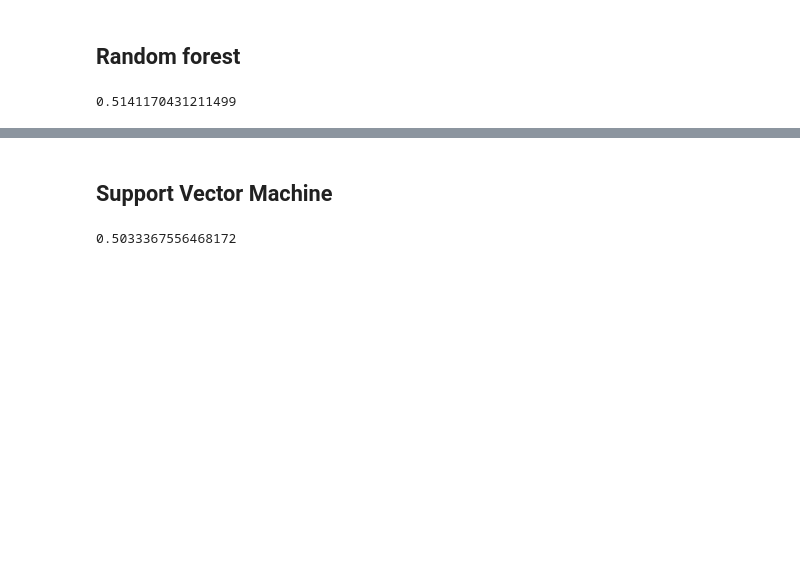
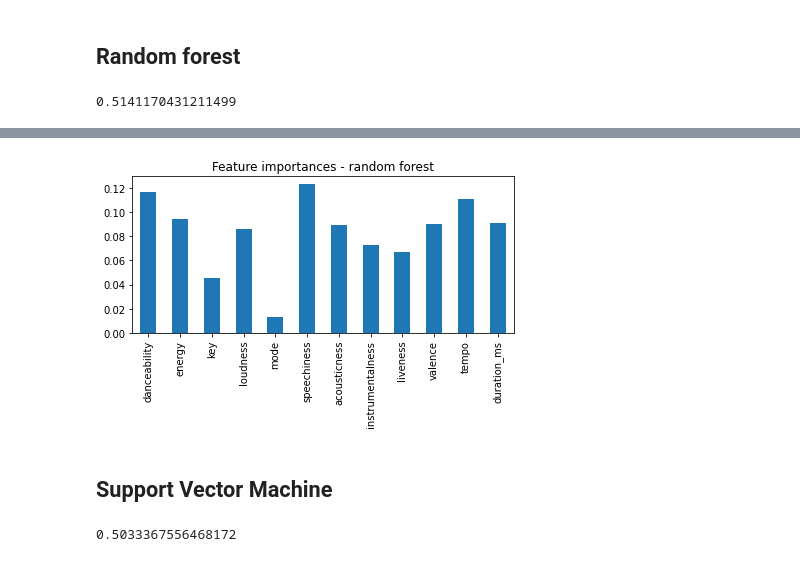
Before and after one commit to jkciesluk/ml_project, a Jupyter notebook: spotify_2.ipynb, the cells around one changed output, grey strips where cells are left out. Saved outputs shown, nothing was run; the diff lists cells and outputs as text; code cells hidden in the pictures; blank space fills up the shorter version.

```diff
--- a/spotify_2.ipynb
+++ b/spotify_2.ipynb
@@ -235,0 +276,3 @@ print(accuracy)
+# %%
+feature_importances_rf = pd.Series(random_forest_model.feature_importances_, index=songs_data_train.columns)
+feature_importances_rf
@@ -236,3 +293,10 @@ print(accuracy)
+# %%
+fig, ax = plt.subplots()
+feature_importances_rf.plot.bar(ax=ax)
+ax.set_title("Feature importances - random forest")
+fig.tight_layout()
+# %% [output]
+[figure, added]
 # %% [markdown]
 ## Support Vector Machine
 # %%
```
Also changed, not shown: parts of 7 cells of this notebook.
